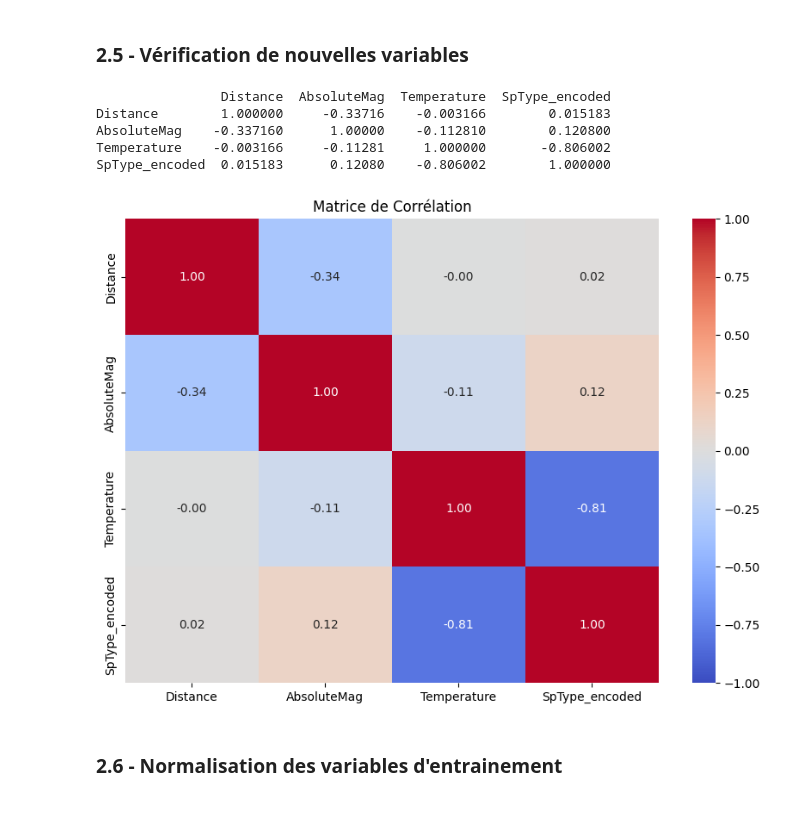
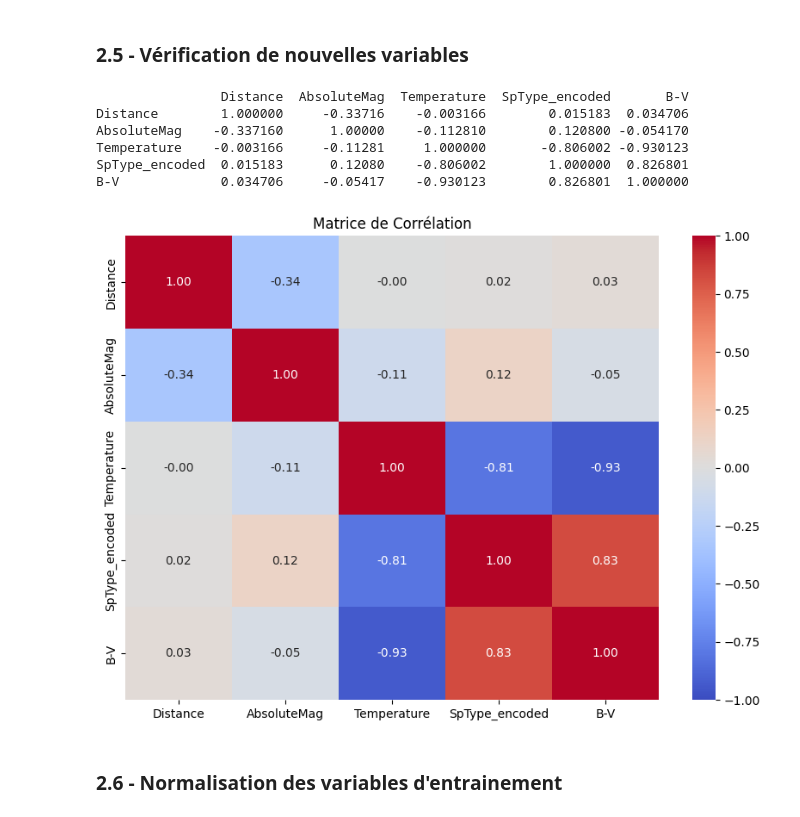
Before and after one commit to Moni003/Diagramme_HR_MML, a Jupyter notebook: diagHR_1.ipynb, the cells around one changed output. Drawn from its saved outputs; the diff is of its cells as text; code cells hidden in the pictures.

```diff
--- a/diagHR_1.ipynb
+++ b/diagHR_1.ipynb
@@ -247,14 +247,15 @@ X
 # %% [markdown]
 ### 2.5 - Vérification de nouvelles variables
 # %%
-matrice_corr(['Distance', 'AbsoluteMag', 'Temperature', 'SpType_encoded'], data)
+matrice_corr(['Distance', 'AbsoluteMag', 'Temperature', 'SpType_encoded', 'B-V'], data)
 # %% [output]
-                Distance  AbsoluteMag  Temperature  SpType_encoded
-Distance        1.000000     -0.33716    -0.003166        0.015183
-AbsoluteMag    -0.337160      1.00000    -0.112810        0.120800
-Temperature    -0.003166     -0.11281     1.000000       -0.806002
-SpType_encoded  0.015183      0.12080    -0.806002        1.000000
+                Distance  AbsoluteMag  Temperature  SpType_encoded       B-V
+Distance        1.000000     -0.33716    -0.003166        0.015183  0.034706
+AbsoluteMag    -0.337160      1.00000    -0.112810        0.120800 -0.054170
+Temperature    -0.003166     -0.11281     1.000000       -0.806002 -0.930123
+SpType_encoded  0.015183      0.12080    -0.806002        1.000000  0.826801
+B-V             0.034706     -0.05417    -0.930123        0.826801  1.000000
-[figure, old version]
+[figure, new version]
 # %% [markdown]
 ### 2.6 - Normalisation des variables d'entrainement
 # %%
```
Also changed, not shown: parts of 12 cells of this notebook, 1 other file.
